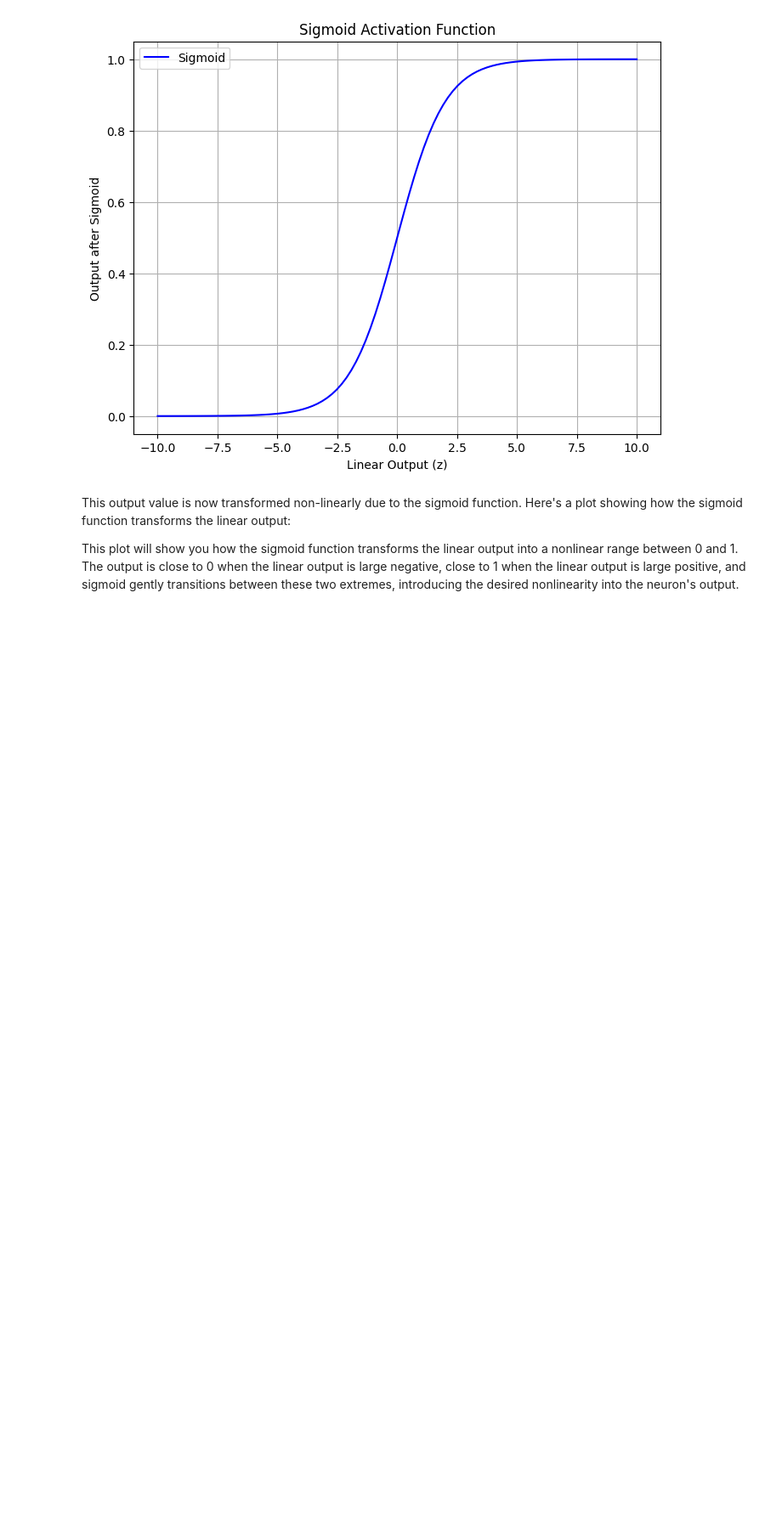
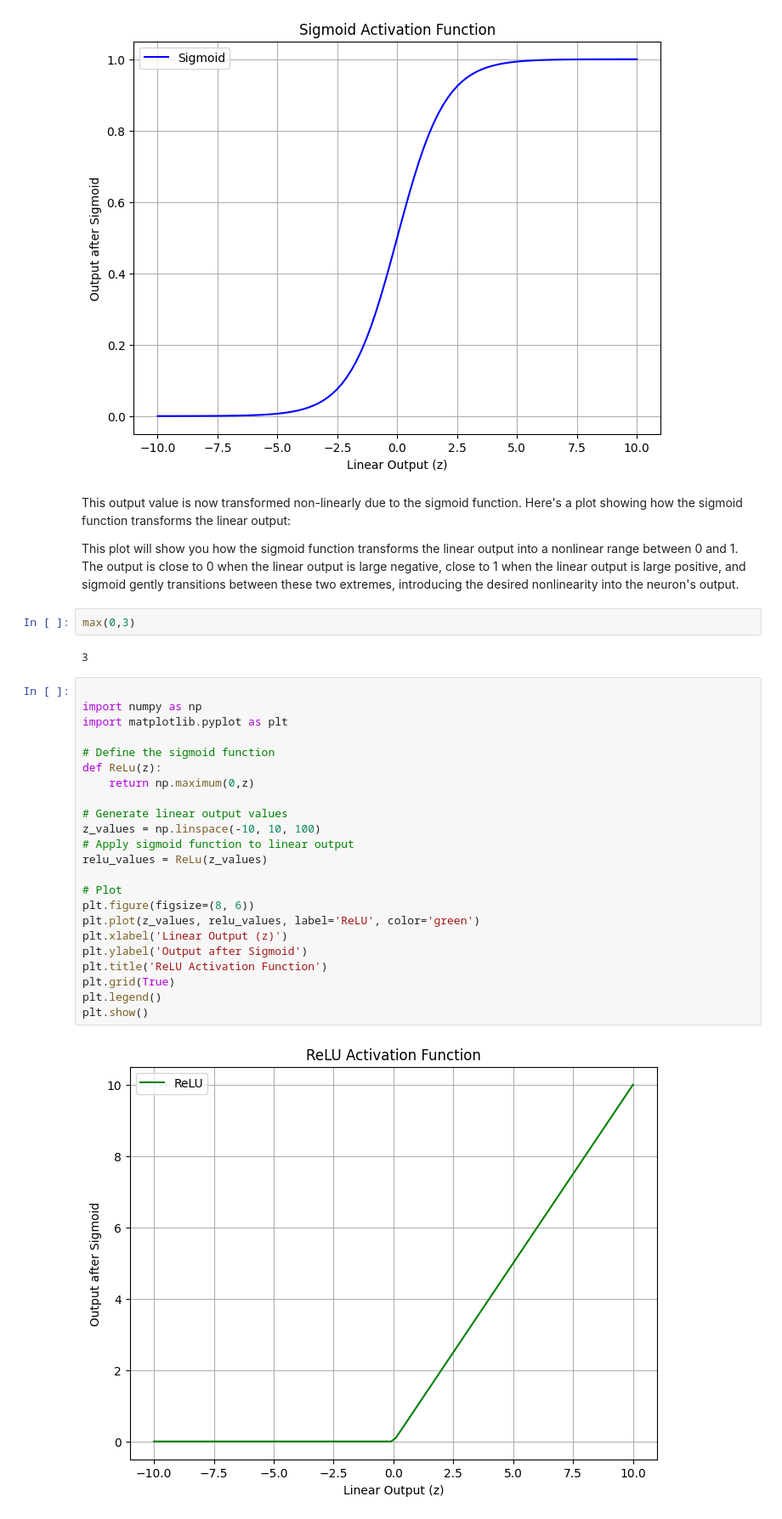
Before and after one commit to BasselD/ai-ml-training, a Jupyter notebook: 05_deep_learning/foundation/activation_functions.ipynb, the cells around one changed output. Shown at 85% size. Drawn from its saved outputs; the diff is of its cells as text; blank space fills up the shorter version.

```diff
--- a/05_deep_learning/foundation/activation_functions.ipynb
+++ b/05_deep_learning/foundation/activation_functions.ipynb
@@ -74,3 +74,32 @@ plt.show()
 This output value is now transformed non-linearly due to the sigmoid function. Here's a plot showing how the sigmoid function transforms the linear output:
 
 This plot will show you how the sigmoid function transforms the linear output into a nonlinear range between 0 and 1. The output is close to 0 when the linear output is large negative, close to 1 when the linear output is large positive, and sigmoid gently transitions between these two extremes, introducing the desired nonlinearity into the neuron's output.
+# %%
+max(0,3)
+# %% [output]
+3
+# %%
+
+import numpy as np
+import matplotlib.pyplot as plt
+
+# Define the sigmoid function
+def ReLu(z):
+    return np.maximum(0,z)
+
+# Generate linear output values
+z_values = np.linspace(-10, 10, 100)
+# Apply sigmoid function to linear output
+relu_values = ReLu(z_values)
+
+# Plot
+plt.figure(figsize=(8, 6))
+plt.plot(z_values, relu_values, label='ReLU', color='green')
+plt.xlabel('Linear Output (z)')
+plt.ylabel('Output after Sigmoid')
+plt.title('ReLU Activation Function')
+plt.grid(True)
+plt.legend()
+plt.show()
+# %% [output]
+[figure, added]
```
Also changed, not shown: 2 other files.
